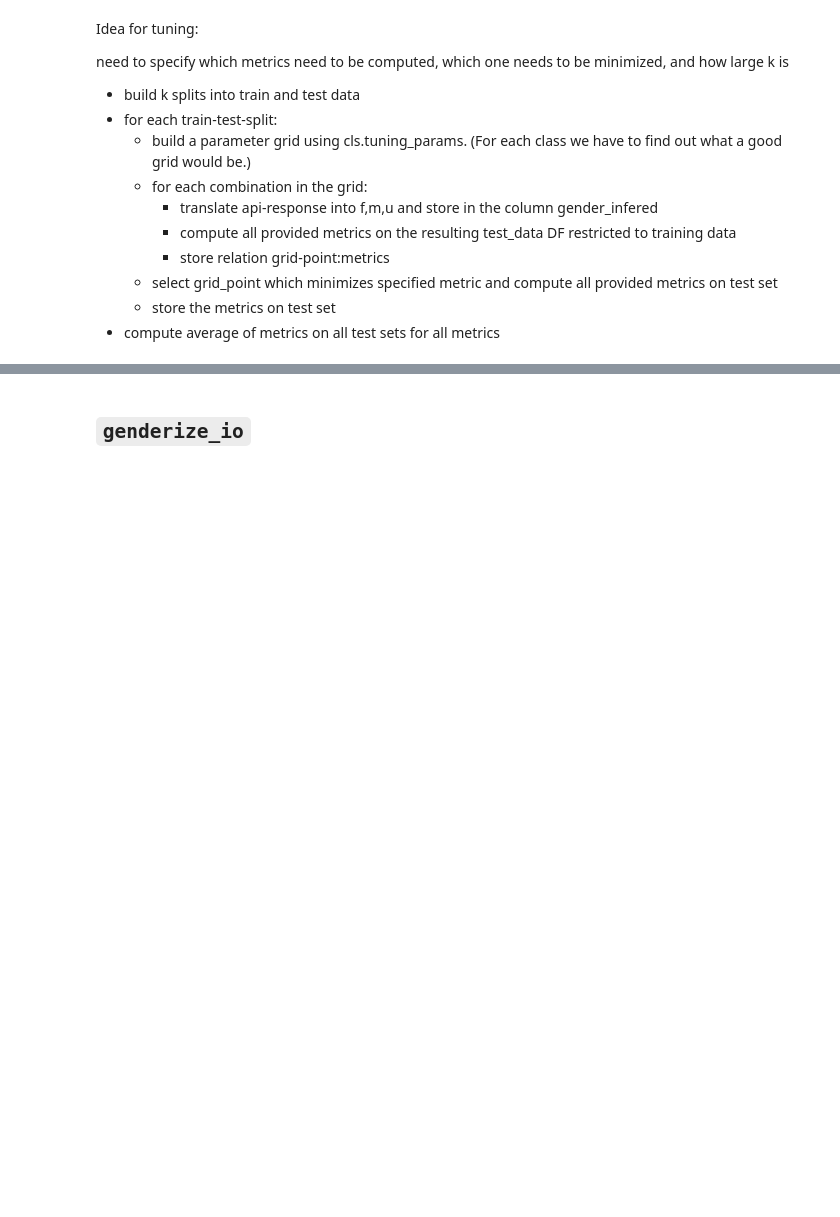
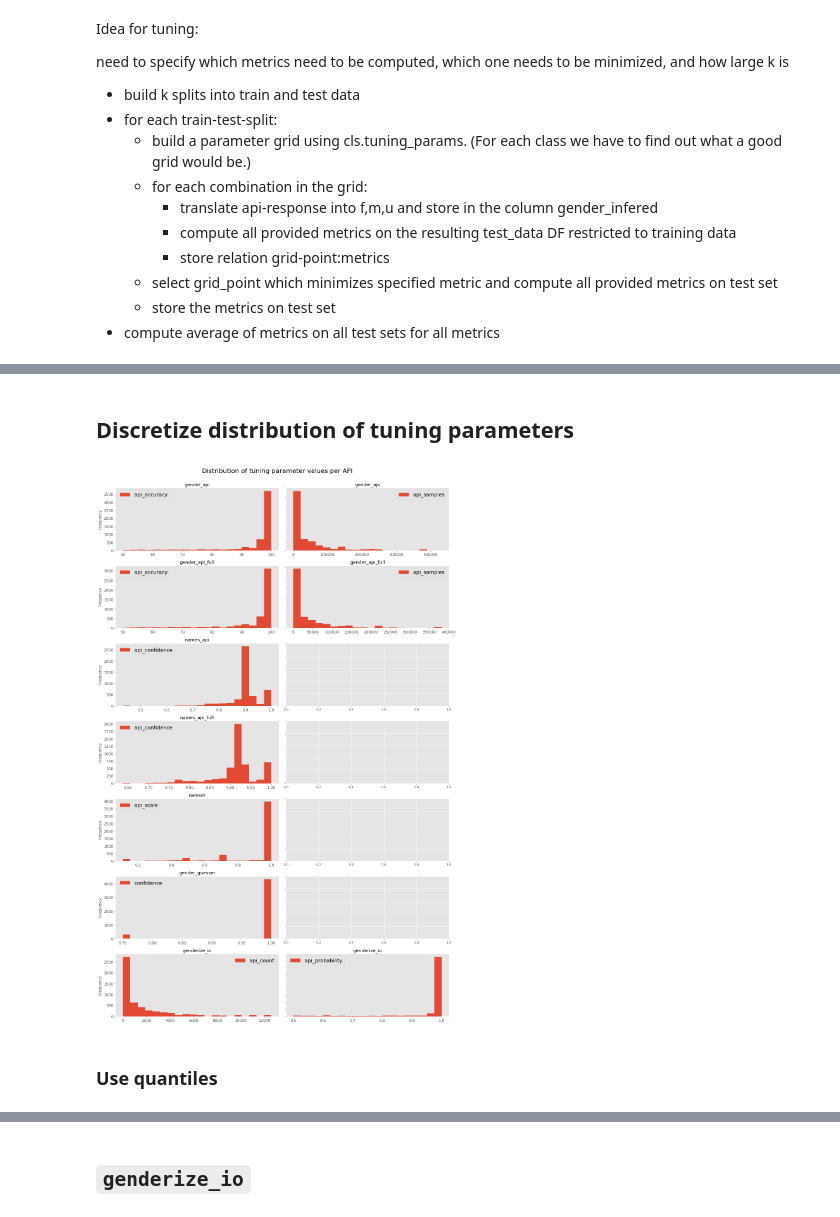
Before and after one commit to GenderGapSTEM-PublicationAnalysis/name_gender_inference, a Jupyter notebook: Parameter_tuning.ipynb, the cells around one changed output, grey strips where cells are left out. Drawn from its saved outputs; the diff is of its cells as text; code cells hidden in the pictures; blank space fills up the shorter version.

```diff
--- a/Parameter_tuning.ipynb
+++ b/Parameter_tuning.ipynb
@@ -15,9 +15,16 @@ need to specify which metrics need to be computed, which one needs to be minimiz
 * compute average of metrics on all test sets for all metrics
 # %%
 import pandas as pd
+import numpy as np
 from evaluators import *
 from helpers import REGISTERED_EVALUATORS
-import matplotlib as mpl
+
+import matplotlib.ticker as mtick
+from mpltools import style
+style.use('ggplot')
+import matplotlib.pyplot as plt
+from matplotlib.ticker import FuncFormatter
+
 %pylab inline
 # %% [output]
 Populating the interactive namespace from numpy and matplotlib
@@ -24,10 +41,0 @@ Populating the interactive namespace from numpy and matplotlib
-# %%
-for s in REGISTERED_EVALUATORS:
-    print(s.gender_evaluator)
-    evaluator = s('all')
-    evaluator.load_data(evaluated=True)
-    evaluator.preprocess_data_for_parameter_tuning()
-    evaluator.remove_rows_with_unknown_gender()
-    for param in list(evaluator.tuning_params):
-        evaluator.test_data[[param]].plot(kind='hist', stacked=False, title=s.gender_evaluator, figsize=(8,4))
-    #break
@@ -51,0 +42,36 @@ genderize_io
+# %% [markdown]
+## Discretize distribution of tuning parameters
+# %%
+rows = len(REGISTERED_EVALUATORS)
+cols = 2
+fs=12
+fig, axes = plt.subplots(nrows=rows, ncols=cols, figsize=(16, 24))
+#cmap = plt.get_cmap('YlGnBu')
+
+formatter = FuncFormatter(lambda v, pos: str(v * 100)) # from: https://github.com/matplotlib/matplotlib/issues/320/
+
+for i, s in enumerate(REGISTERED_EVALUATORS):
+    evaluator = s('all')
+    evaluator.load_data(evaluated=True)
+    evaluator.preprocess_data_for_parameter_tuning()
+    evaluator._translate_api_response()
+    evaluator.remove_rows_with_unknown_gender(gender=True, gender_infered=True)
+    #print(len(evaluator.test_data[evaluator.test_data.gender == 'u']))
+    #print(len(evaluator.test_data[(evaluator.test_data.gender_infered != 'f') & (evaluator.test_data.gender_infered != 'm')]))
+    #print(len(evaluator.test_data))
+    for j, param in enumerate(list(evaluator.tuning_params)):
+        evaluator.test_data[[param]].plot(ax=axes[i][j], kind='hist', stacked=False, title=s.gender_evaluator,
+                                         sharey=True, fontsize=fs, grid=False, bins=20 #, normed=True
+                                         )
+
+        axes[i][j].legend(loc='best', fontsize=fs+4)
+        #axes[i][j].yaxis.set_major_formatter(formatter)
+        #axes[i][j].set_ylabel('')
+
+plt.suptitle('Distribution of tuning parameter values per API', fontsize=20, y=1.02)
+
+fig.tight_layout()
+# %% [output]
+[figure, added]
+# %% [markdown]
+### Use quantiles
```
Also changed, not shown: parts of 7 cells of this notebook, 2 other files.
